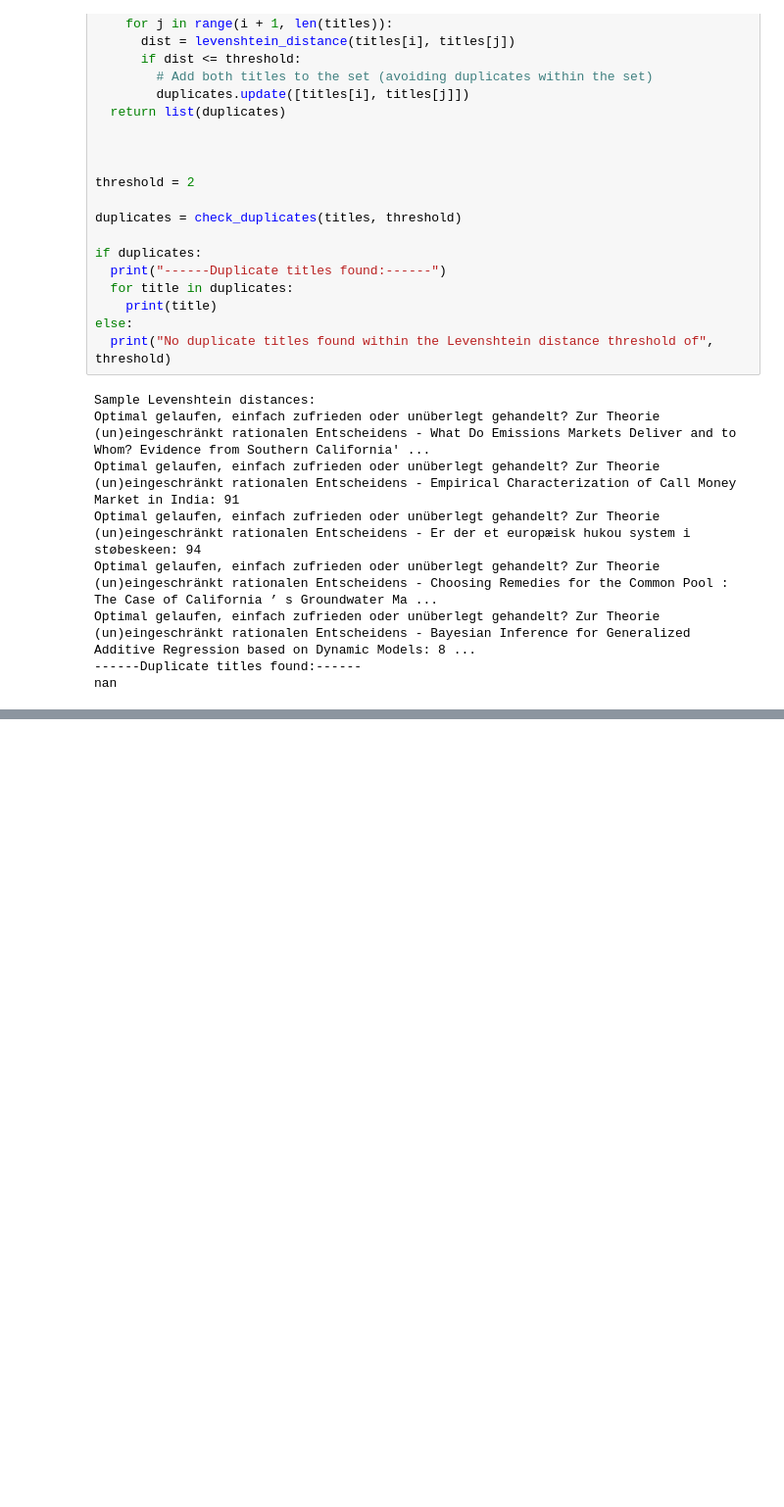
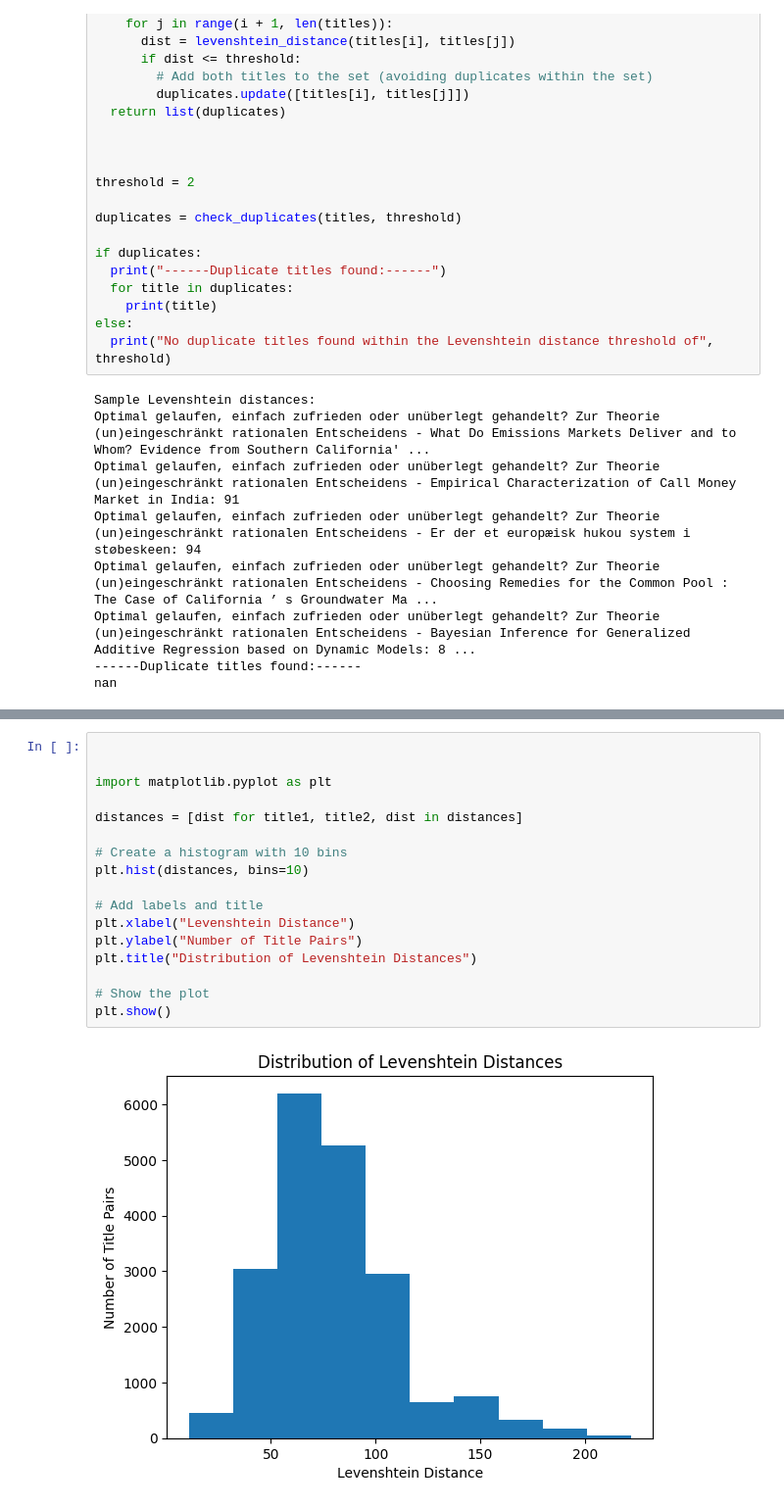
Before and after one commit to dyou-wbg/meta_processing, a Jupyter notebook: clean_LevensteinDistance__AllTitles.ipynb, the cells around one changed output, grey strips where cells are left out. Shown at 98% size. Cells and saved outputs as stored; diff of their text form; blank space fills up the shorter version.

```diff
--- a/clean_LevensteinDistance__AllTitles.ipynb
+++ b/clean_LevensteinDistance__AllTitles.ipynb
@@ -109,0 +166,19 @@ nan
+# %%
+
+
+import matplotlib.pyplot as plt
+
+distances = [dist for title1, title2, dist in distances]
+
+# Create a histogram with 10 bins
+plt.hist(distances, bins=10)
+
+# Add labels and title
+plt.xlabel("Levenshtein Distance")
+plt.ylabel("Number of Title Pairs")
+plt.title("Distribution of Levenshtein Distances")
+
+# Show the plot
+plt.show()
+# %% [output]
+[figure, added]
```
Also changed, not shown: parts of 12 cells of this notebook.
